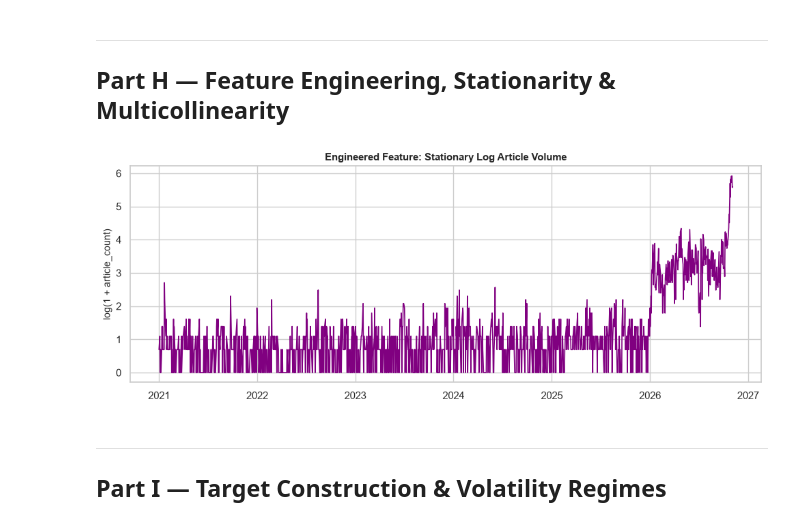
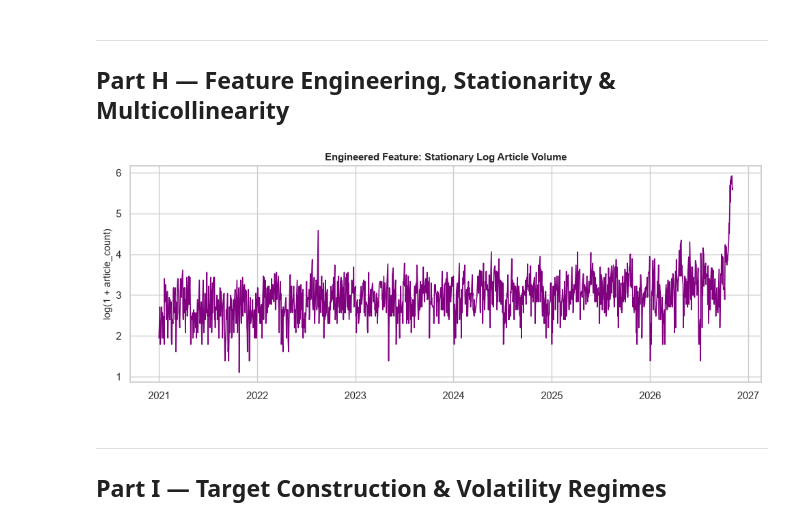
Before and after one commit to SVDKWTD/finance-IDC, a Jupyter notebook: notebooks/Finance_IDC_EDA.ipynb, the cells around one changed output. Cells and saved outputs as stored; diff of their text form; code cells hidden in the pictures.

```diff
--- a/notebooks/Finance_IDC_EDA.ipynb
+++ b/notebooks/Finance_IDC_EDA.ipynb
@@ -322,15 +321,16 @@ savefig("12_sentiment_distributions")
 ## Part H — Feature Engineering, Stationarity & Multicollinearity
 # %%
 mdl = pd.read_csv(PROC / "model_dataset_sampled_monthly_2026.csv", parse_dates=["date"])
-mdl["log_article_count"] = np.log1p(mdl["article_count_nifty"] if "article_count_nifty" in mdl.columns else mdl["article_count"])
+art_col = "article_count_nifty" if "article_count_nifty" in mdl.columns else "article_count"
+mdl["log_article_count"] = np.log1p(mdl[art_col])
 
 fig, ax = plt.subplots(figsize=(10, 4))
 ax.plot(mdl["date"], mdl["log_article_count"], color="purple", lw=1.2)
 ax.set_title("Engineered Feature: Stationary Log Article Volume")
 ax.set_ylabel("log(1 + article_count)")
 savefig("19_feature_drift")
 # %% [output]
-[figure, old version]
+[figure, new version]
 # %% [markdown]
 ---
 ## Part I — Target Construction & Volatility Regimes
```
Also changed, not shown: parts of 15 cells of this notebook, 24 other files.
